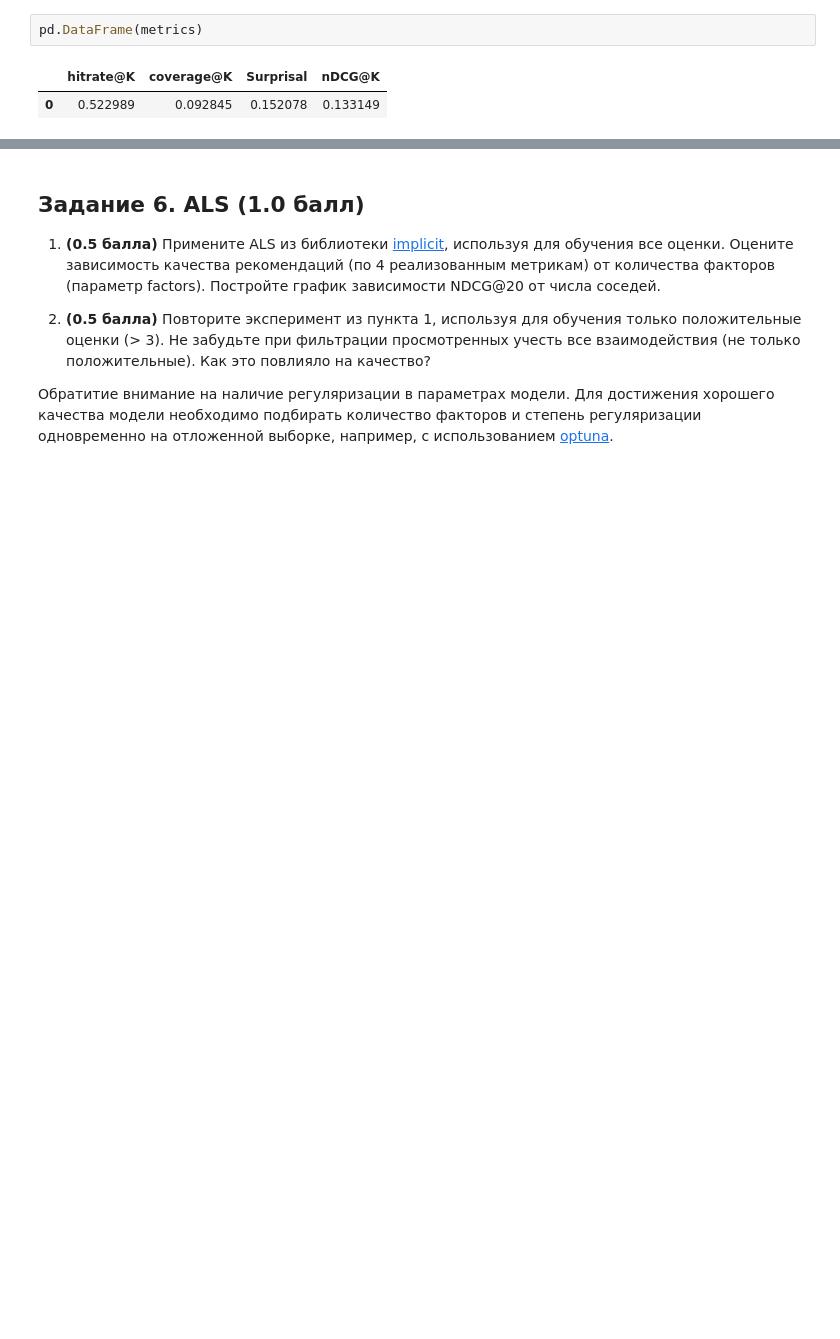
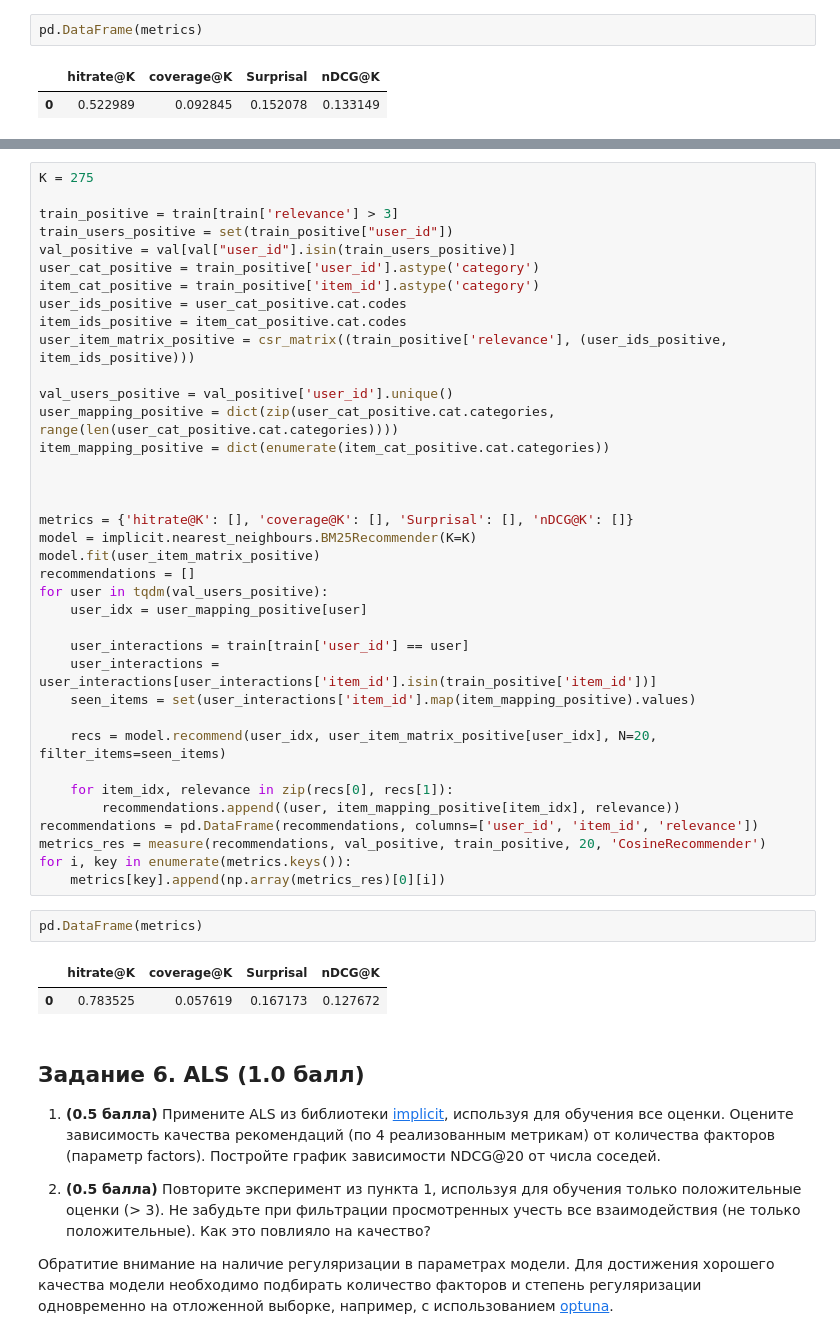
Before and after one commit to DlMarsh/RecSys-Homework, a Jupyter notebook: homeworks/hw_01/rs_hw01.ipynb, the cells around one changed output, grey strips where cells are left out. Saved outputs shown, nothing was run; the diff lists cells and outputs as text; blank space fills up the shorter version.

```diff
--- a/homeworks/hw_01/rs_hw01.ipynb
+++ b/homeworks/hw_01/rs_hw01.ipynb
@@ -714,3 +715,45 @@ study.best_params
+# %%
+K = 275
+
+train_positive = train[train['relevance'] > 3]
+train_users_positive = set(train_positive["user_id"])
+val_positive = val[val["user_id"].isin(train_users_positive)]
+user_cat_positive = train_positive['user_id'].astype('category')
+item_cat_positive = train_positive['item_id'].astype('category')
+user_ids_positive = user_cat_positive.cat.codes
+item_ids_positive = item_cat_positive.cat.codes
+user_item_matrix_positive = csr_matrix((train_positive['relevance'], (user_ids_positive, item_ids_positive)))
+
+val_users_positive = val_positive['user_id'].unique()
+user_mapping_positive = dict(zip(user_cat_positive.cat.categories, range(len(user_cat_positive.cat.categories))))
+item_mapping_positive = dict(enumerate(item_cat_positive.cat.categories))
+
+
+
+metrics = {'hitrate@K': [], 'coverage@K': [], 'Surprisal': [], 'nDCG@K': []}
+model = implicit.nearest_neighbours.BM25Recommender(K=K)
+model.fit(user_item_matrix_positive)
+recommendations = []
+for user in tqdm(val_users_positive):
+    user_idx = user_mapping_positive[user]
+
+    user_interactions = train[train['user_id'] == user]
+    user_interactions = user_interactions[user_interactions['item_id'].isin(train_positive['item_id'])]
+    seen_items = set(user_interactions['item_id'].map(item_mapping_positive).values)
+
+    recs = model.recommend(user_idx, user_item_matrix_positive[user_idx], N=20, filter_items=seen_items)
+
+    for item_idx, relevance in zip(recs[0], recs[1]):
+        recommendations.append((user, item_mapping_positive[item_idx], relevance))
+recommendations = pd.DataFrame(recommendations, columns=['user_id', 'item_id', 'relevance'])
+metrics_res = measure(recommendations, val_positive, train_positive, 20, 'CosineRecommender')
+for i, key in enumerate(metrics.keys()):
+    metrics[key].append(np.array(metrics_res)[0][i])
+# %%
+pd.DataFrame(metrics)
+# %% [output]
+|  | hitrate@K | coverage@K | Surprisal | nDCG@K |
+| 0 | 0.783525 | 0.057619 | 0.167173 | 0.127672 |
 # %% [markdown]
 ## Задание 6. ALS (1.0 балл)
 
```
Also changed, not shown: parts of 3 cells of this notebook.
